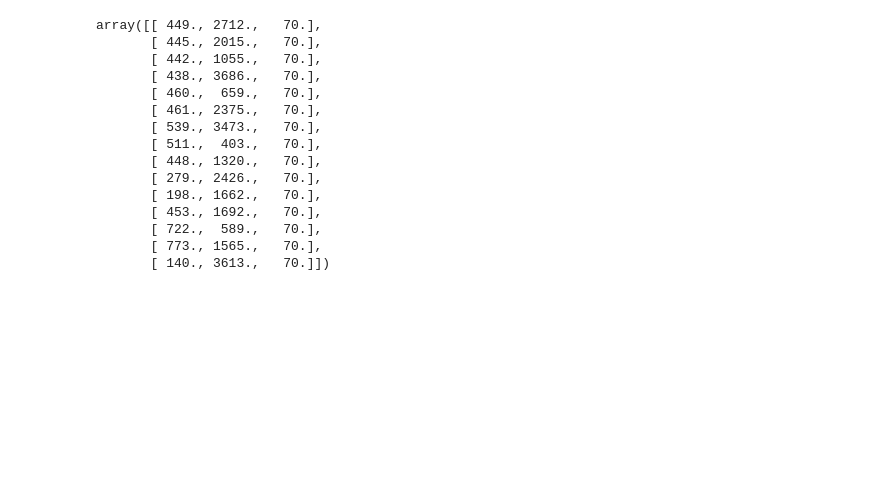
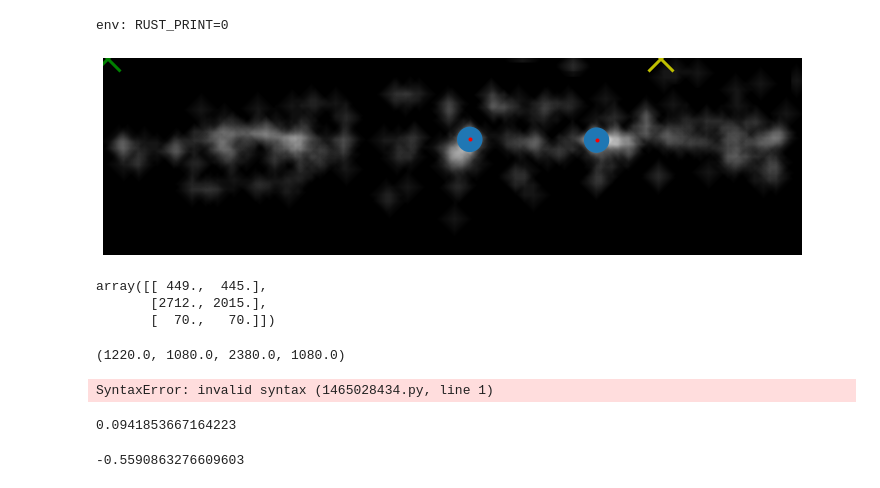
Before and after one commit to Ptrskay3/place_me, a Jupyter notebook: test.ipynb, the cells around one changed output. Saved outputs shown, nothing was run; the diff lists cells and outputs as text; code cells hidden in the pictures; blank space fills up the shorter version.

```diff
--- a/test.ipynb
+++ b/test.ipynb
@@ -41,18 +40,63 @@ plt.show()
 # %%
-np.c_[coordinates, 70 * np.ones(coordinates.shape[0])]
+%env RUST_PRINT=0
+
+arr = np.c_[coordinates, 70 * np.ones(coordinates.shape[0])]
+options = {
+    'width': data.shape[1],
+    'height': data.shape[0],
+    'resolution': 2880,
+    'pixel_step': 20,
+}
+[x1, y1, x2, y2] = run_v2(*arr.T, **options)
 # %% [output]
-array([[ 449., 2712.,   70.],
-       [ 445., 2015.,   70.],
-       [ 442., 1055.,   70.],
-       [ 438., 3686.,   70.],
-       [ 460.,  659.,   70.],
-       [ 461., 2375.,   70.],
-       [ 539., 3473.,   70.],
-       [ 511.,  403.,   70.],
-       [ 448., 1320.,   70.],
-       [ 279., 2426.,   70.],
-       [ 198., 1662.,   70.],
-       [ 453., 1692.,   70.],
-       [ 722.,  589.,   70.],
-       [ 773., 1565.,   70.],
-       [ 140., 3613.,   70.]])
+env: RUST_PRINT=0
+# %%
+fig, ax = plt.subplots(figsize=(10, 9))
+
+ax.imshow(data, cmap=plt.cm.gray)
+ax.autoscale(False)
+ax.plot(coordinates[:, 1], coordinates[:, 0], 'r.')
+# ax.plot(x1, y1, 'yx', markersize=25, markeredgewidth=3)
+# ax.plot(x2, y2, 'gx', markersize=25, markeredgewidth=3)
+
+ax.plot(3060, 0, 'yx', markersize=25, markeredgewidth=3)
+ax.plot(20, 0, 'gx', markersize=25, markeredgewidth=3)
+
+ax.axis('off')
+
+for y, x in coordinates:
+    circ = Circle((x, y), 70)
+    ax.add_patch(circ)
+
+fig.tight_layout()
+
+plt.show()
+# %% [output]
+[figure, added]
+# %%
+arr.T
+# %% [output]
+array([[ 449.,  445.],
+       [2712., 2015.],
+       [  70.,   70.]])
+# %%
+x1, y1, x2, y2
+# %% [output]
+(1220.0, 1080.0, 2380.0, 1080.0)
+# %%
+x=2712, y=449 R=400.0,
+hp Point { x: 3110.227134494385, y: 486.61847089384423 }
+hp Point { x: 3051.0960349755046, y: 236.83525489872005 }
+debug
+Ray { origin: Point { x: 3780.0, y: 0.0 }, direction: Vector { x: -0.8090169943749473, y: 0.5877852522924732 } }
+Ray { origin: Point { x: 3780.0, y: 0.0 }, direction: Vector { x: -0.9510565162951535, y: 0.3090169943749475 } }
+# %% [output]
+SyntaxError: invalid syntax (1465028434.py, line 1)
+# %%
+np.arctan2(486.61847089384423 - 449, 3110.227134494385 - 2712)
+# %% [output]
+0.0941853667164223
+# %%
+np.arctan2(236.83525489872005 - 449, 3051.0960349755046 - 2712)
+# %% [output]
+-0.5590863276609603
```
Also changed, not shown: parts of 6 cells of this notebook, 8 other files.
